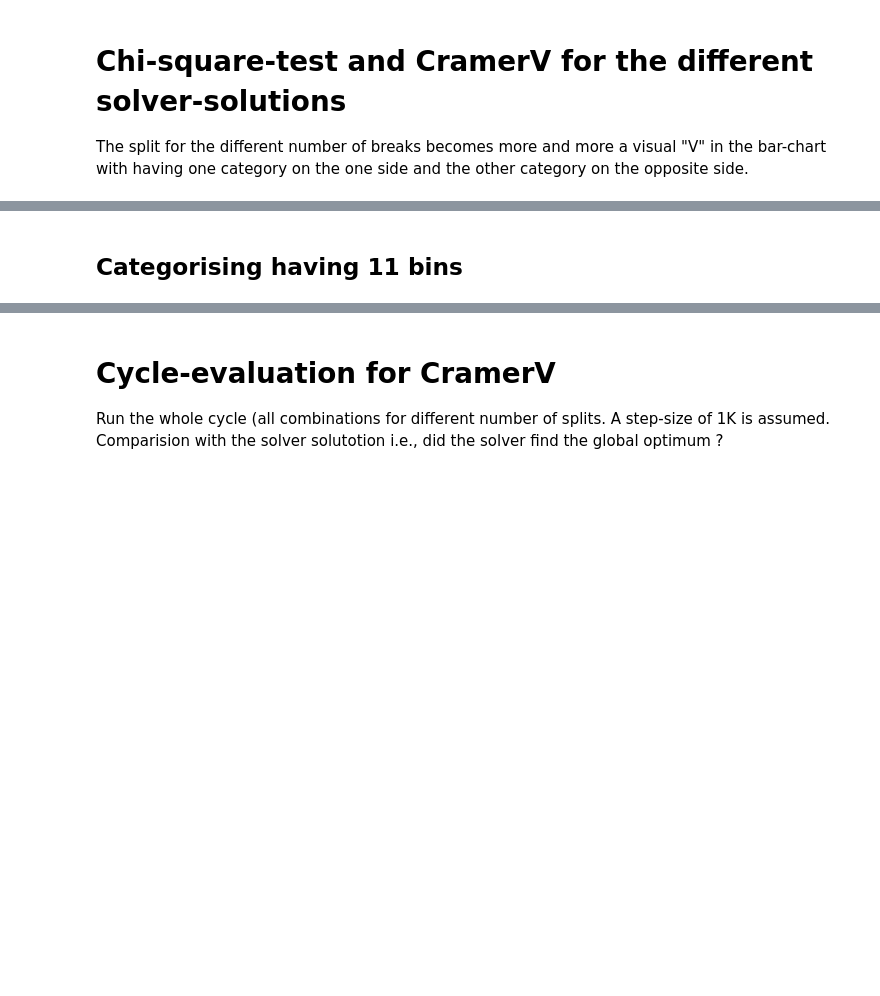
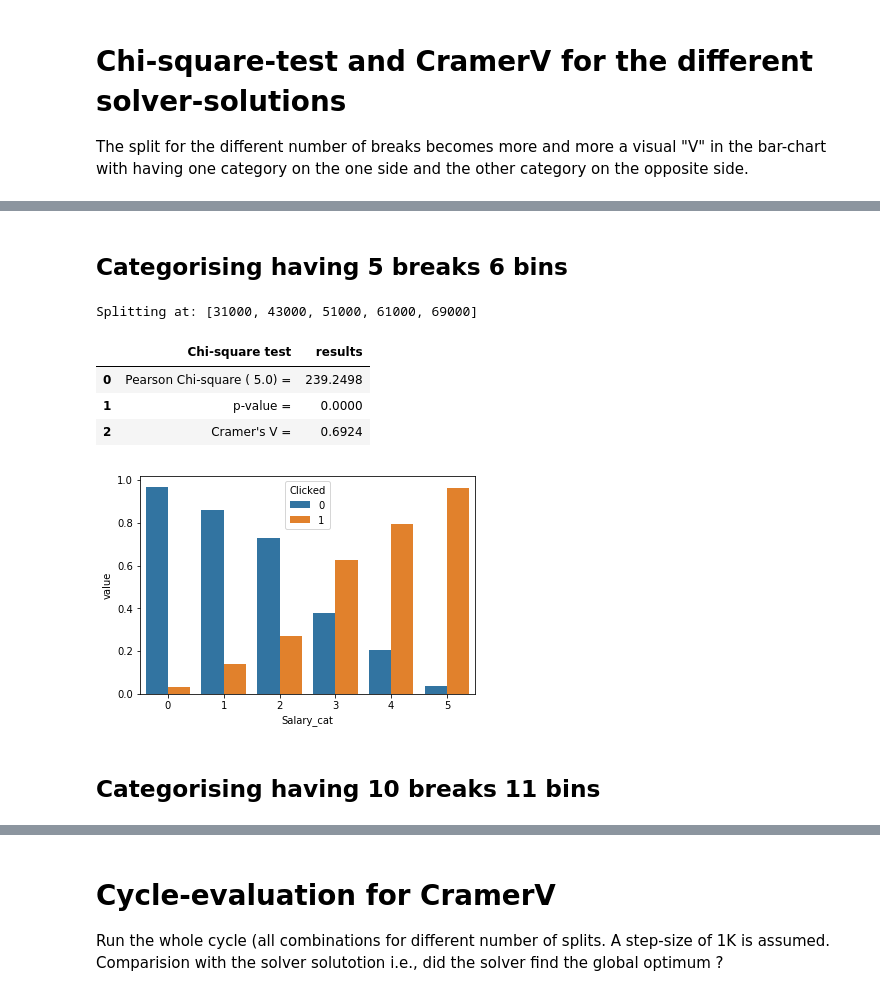
Before and after one commit to Gordi33/Statistical-Analysis, a Jupyter notebook: Categorising-under-maximising-CramerV-using-HyperOpt.ipynb, the cells around one changed output, grey strips where cells are left out. Cells and saved outputs as stored; diff of their text form; code cells hidden in the pictures; blank space fills up the shorter version.

```diff
--- a/Categorising-under-maximising-CramerV-using-HyperOpt.ipynb
+++ b/Categorising-under-maximising-CramerV-using-HyperOpt.ipynb
@@ -163,3 +176,18 @@ IndexError: list index out of range
+# %% [markdown]
+## Categorising having 5 breaks 6 bins
+# %%
+bins = [int(tpe_best_container[4][str(i)]) for i in range(0, breaks[4])]
+bins.sort()
+print("Splitting at:", bins)
+df['Salary_cat'] = np.digitize(df['Salary'], bins)
+myAnalyser.chi_squared_test(df['Clicked'], df['Salary_cat'])[16]
+# %% [output]
+Splitting at: [31000, 43000, 51000, 61000, 69000]
+|  | Chi-square test | results |
+| 0 | Pearson Chi-square ( 5.0) = | 239.2498 |
+| 1 | p-value = | 0.0000 |
+| 2 | Cramer's V = | 0.6924 |
+[figure, added]
 # %% [markdown]
-## Categorising having 11 bins
+## Categorising having 10 breaks 11 bins
 # %%
```
Also changed, not shown: parts of 19 cells of this notebook.
